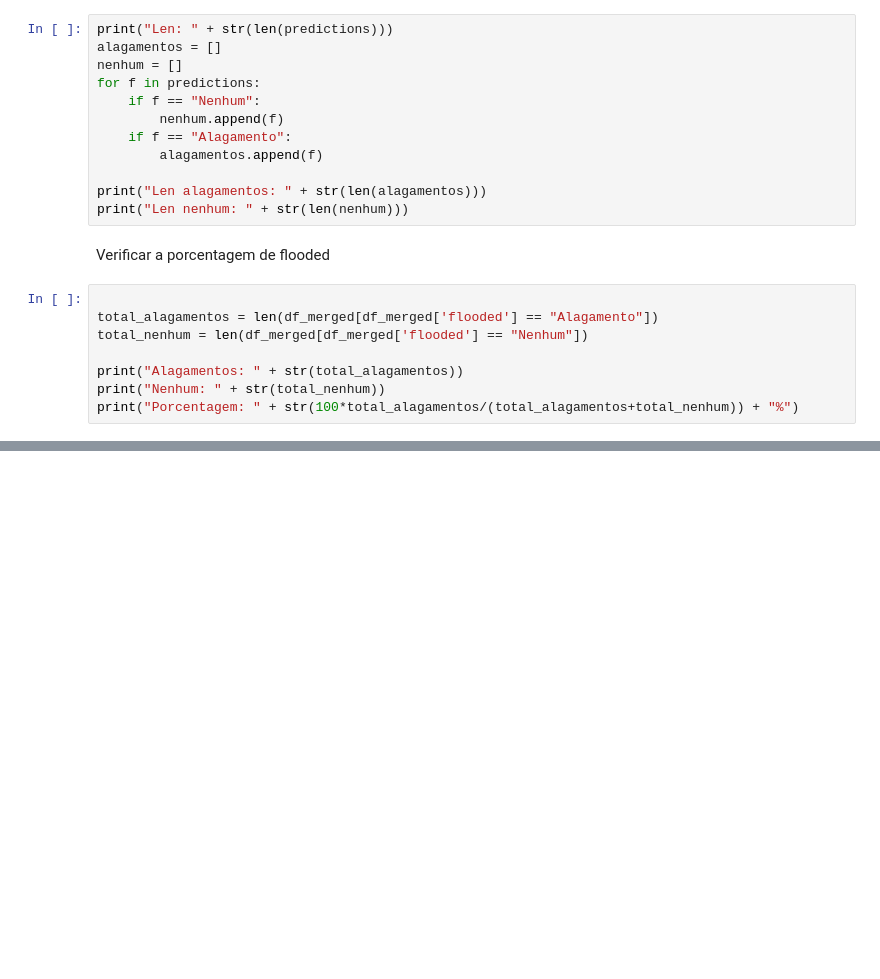
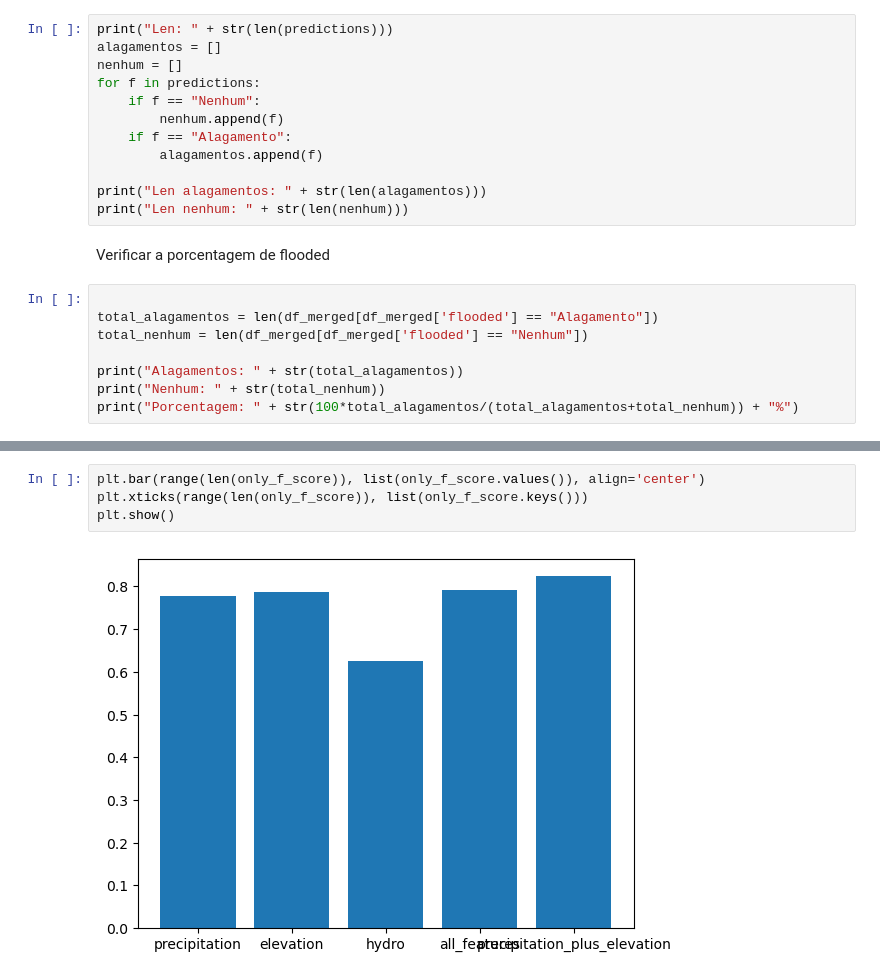
Before and after one commit to csnoboa/tcc, a Jupyter notebook: notebooks/simple_model_years_all_data.ipynb, the cells around one changed output, grey strips where cells are left out. Cells and saved outputs as stored; diff of their text form; blank space fills up the shorter version.

```diff
--- a/notebooks/simple_model_years_all_data.ipynb
+++ b/notebooks/simple_model_years_all_data.ipynb
@@ -190,0 +284,6 @@ print("Porcentagem: " + str(100*total_alagamentos/(total_alagamentos+total_nenhu
+# %%
+plt.bar(range(len(only_f_score)), list(only_f_score.values()), align='center')
+plt.xticks(range(len(only_f_score)), list(only_f_score.keys()))
+plt.show()
+# %% [output]
+[figure, added]
```
Also changed, not shown: parts of 27 cells of this notebook, 1 other file.
